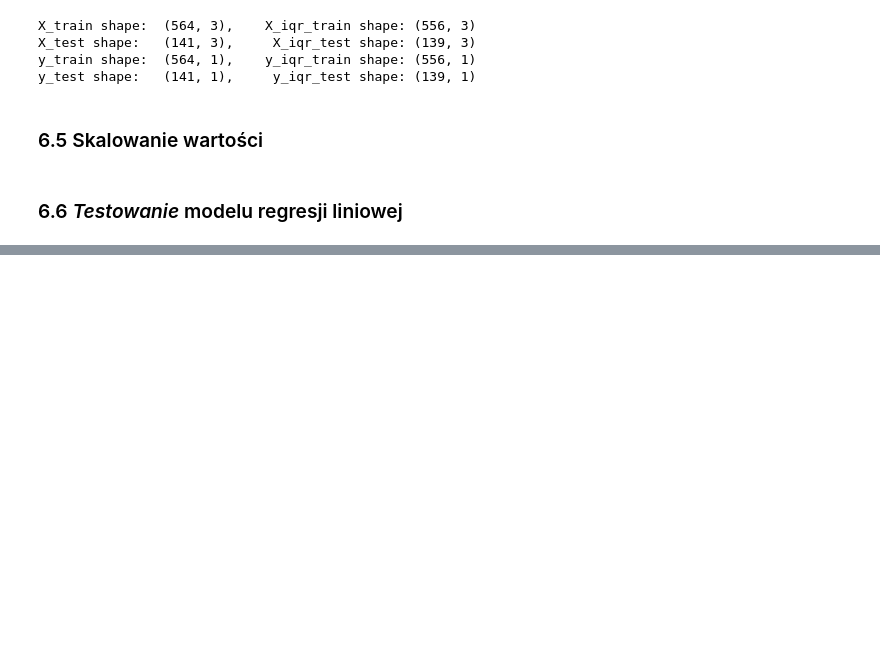
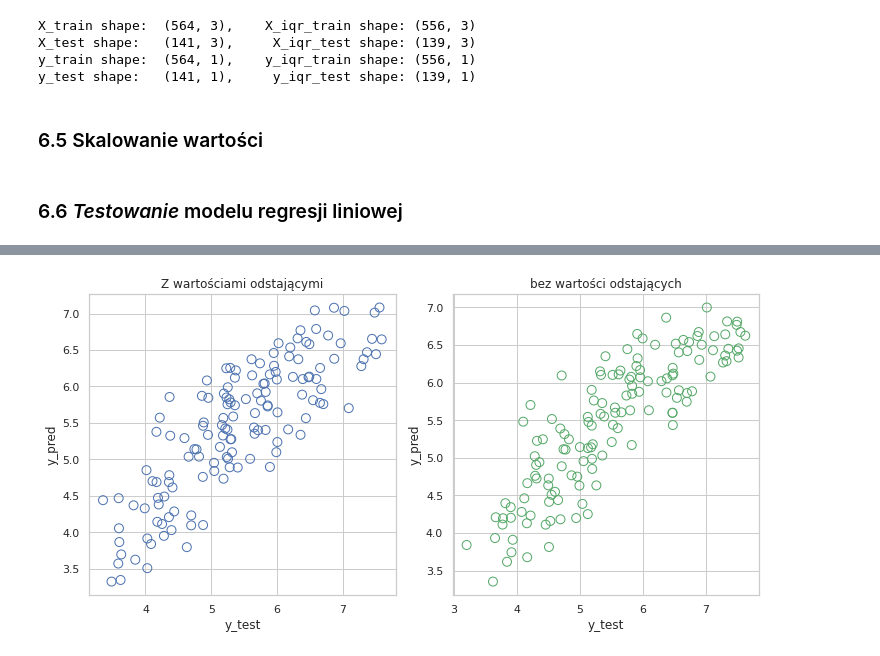
Before and after one commit to ArminD93/WorldHappinessReport, a Jupyter notebook: WorldHappinessReport_podsumowanie.ipynb, the cells around one changed output, grey strips where cells are left out. Cells and saved outputs as stored; diff of their text form; code cells hidden in the pictures; blank space fills up the shorter version.

Commit message:
Dodanie wykresów wartości resztowych

```diff
--- a/WorldHappinessReport_podsumowanie.ipynb
+++ b/WorldHappinessReport_podsumowanie.ipynb
@@ -998,0 +999,30 @@ metrics_df.tail()
+# %%
+# Jak poszło przewidywanie danych
+fig, ax = plt.subplots(1, 2, figsize=(10,5), constrained_layout=True)
+
+y_list = [
+          { 'b' : [  y_test      , y_pred_test        ]  },
+          { 'g' : [  y_iqr_test  , y_pred_iqr_sc_test ]  }
+         ]
+
+labels_dict = [
+                {'Z wartościami odstającymi' : [  'y_test' , 'y_pred' ] },
+                {'bez wartości odstających'  : [  'y_test'  , 'y_pred'  ] }
+              ]
+index = 0
+for col in range(2):
+    yTestAndPred = [val for val in y_list[index].values() ][0]
+    color = [key for key in y_list[index].keys() ]
+
+    xyLabels = [val for val in labels_dict[index].values() ][0]
+    title = [key for key in labels_dict[index].keys() ]
+
+    ax[col].scatter(yTestAndPred[0], yTestAndPred[1], s=80, facecolors='none', edgecolors= color)
+    ax[col].set_xlabel(xyLabels[0])
+    ax[col].set_ylabel(xyLabels[1])
+    ax[col].set_title(title[0])
+    index+=1
+
+plt.show()
+# %% [output]
+[figure, added]
```
Also changed, not shown: parts of 2 cells of this notebook.
